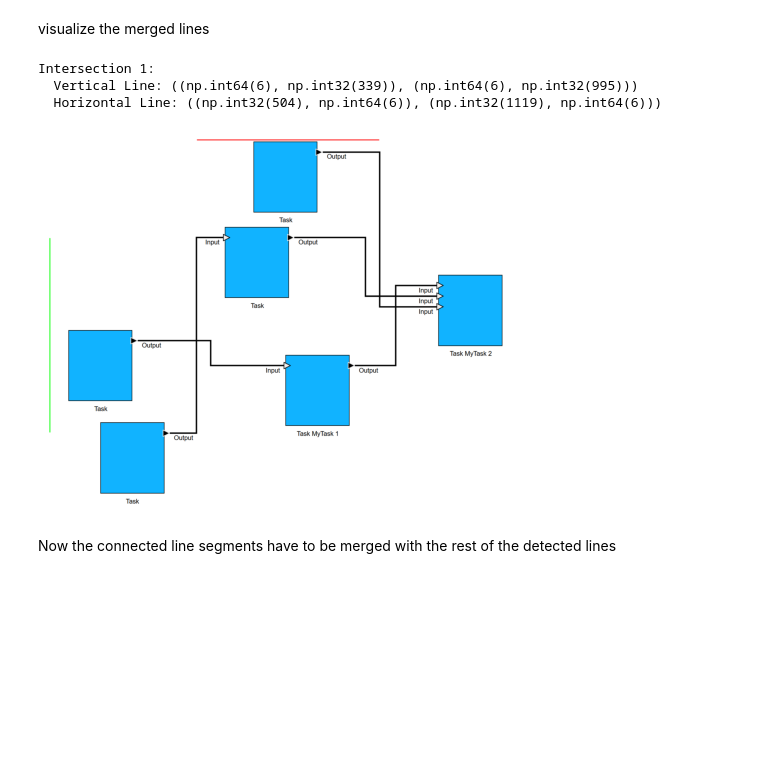
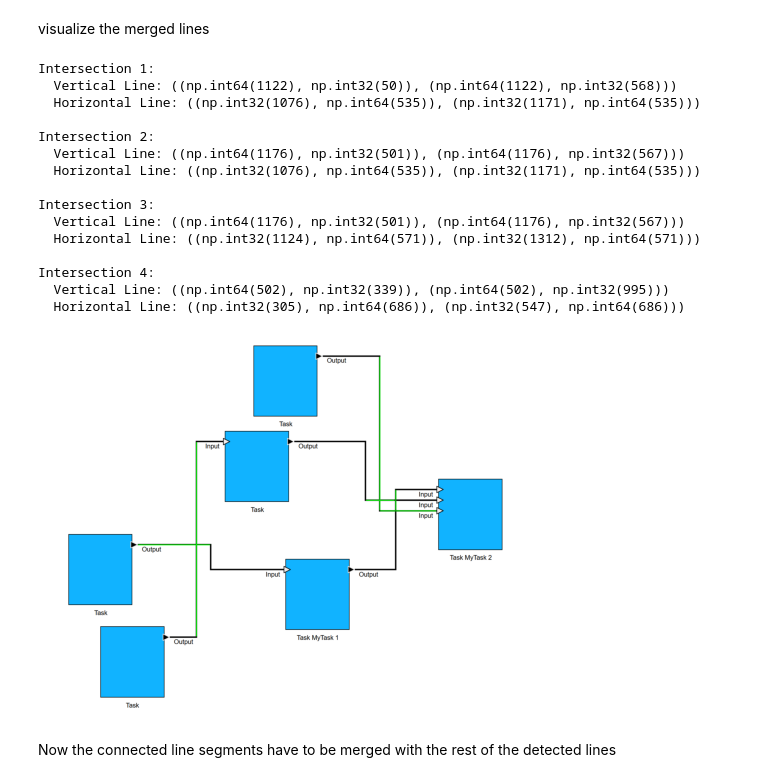
Before and after one commit to franzbanz/computervision, a Jupyter notebook: intersection_detection.ipynb, the cells around one changed output. Cells and saved outputs as stored; diff of their text form; code cells hidden in the pictures; blank space fills up the shorter version.

Commit message:
changing intersection detection

```diff
--- a/intersection_detection.ipynb
+++ b/intersection_detection.ipynb
@@ -536,33 +538,39 @@ def connect_lines_at_crossings(crossings, line_segments_ver_sorted, line_segment
 # %% [markdown]
 visualize the merged lines
 # %%
-def print_merged_lines(merged_lines):
-    for i, (ver_line, hor_line) in enumerate(merged_lines):
-        print(f"Intersection {i+1}:")
-        print(f"  Vertical Line: {ver_line}")
-        print(f"  Horizontal Line: {hor_line}")
-        print()
+# Print merged lines
+for i, (ver_line, hor_line) in enumerate(merged_lines):
+    print(f"Intersection {i+1}:")
+    print(f"  Vertical Line: {ver_line}")
+    print(f"  Horizontal Line: {hor_line}")
+    print()
 
-def draw_lines_on_image(img, merged_lines):
-    for ver_line, hor_line in merged_lines:
-        cv2.line(img, ver_line[0], ver_line[1], (0, 255, 0), 2)
-        cv2.line(img, hor_line[0], hor_line[1], (0, 0, 255), 2)
-    return img
-
-line_segments_ver_sorted, line_segments_hor_sorted, merged_lines = connect_lines_at_crossings(crossings, line_segments_ver_sorted, line_segments_hor_sorted)
-
-print_merged_lines(merged_lines)
-
-target_img_with_lines = draw_lines_on_image(target_img.copy(), merged_lines)
+# Draw lines on the image
+target_intersec_img = target_img.copy()
+for ver_line, hor_line in merged_lines:
+    cv2.line(target_intersec_img, ver_line[0], ver_line[1], (0, 255, 0), 2)
+    cv2.line(target_intersec_img, hor_line[0], hor_line[1], (0, 255, 0), 2)
 
 # Display the image with lines
-plt.imshow(cv2.cvtColor(target_img_with_lines, cv2.COLOR_BGR2RGB))
+plt.imshow(cv2.cvtColor(target_intersec_img, cv2.COLOR_BGR2RGB))
 plt.axis('off')
 plt.show()
 # %% [output]
 Intersection 1:
-  Vertical Line: ((np.int64(6), np.int32(339)), (np.int64(6), np.int32(995)))
-  Horizontal Line: ((np.int32(504), np.int64(6)), (np.int32(1119), np.int64(6)))
+  Vertical Line: ((np.int64(1122), np.int32(50)), (np.int64(1122), np.int32(568)))
+  Horizontal Line: ((np.int32(1076), np.int64(535)), (np.int32(1171), np.int64(535)))
+
+Intersection 2:
+  Vertical Line: ((np.int64(1176), np.int32(501)), (np.int64(1176), np.int32(567)))
+  Horizontal Line: ((np.int32(1076), np.int64(535)), (np.int32(1171), np.int64(535)))
+
+Intersection 3:
+  Vertical Line: ((np.int64(1176), np.int32(501)), (np.int64(1176), np.int32(567)))
+  Horizontal Line: ((np.int32(1124), np.int64(571)), (np.int32(1312), np.int64(571)))
+
+Intersection 4:
+  Vertical Line: ((np.int64(502), np.int32(339)), (np.int64(502), np.int32(995)))
+  Horizontal Line: ((np.int32(305), np.int64(686)), (np.int32(547), np.int64(686)))
-[figure, old version]
+[figure, new version]
 # %% [markdown]
 Now the connected line segments have to be merged with the rest of the detected lines
```
Also changed, not shown: parts of 3 cells of this notebook.
